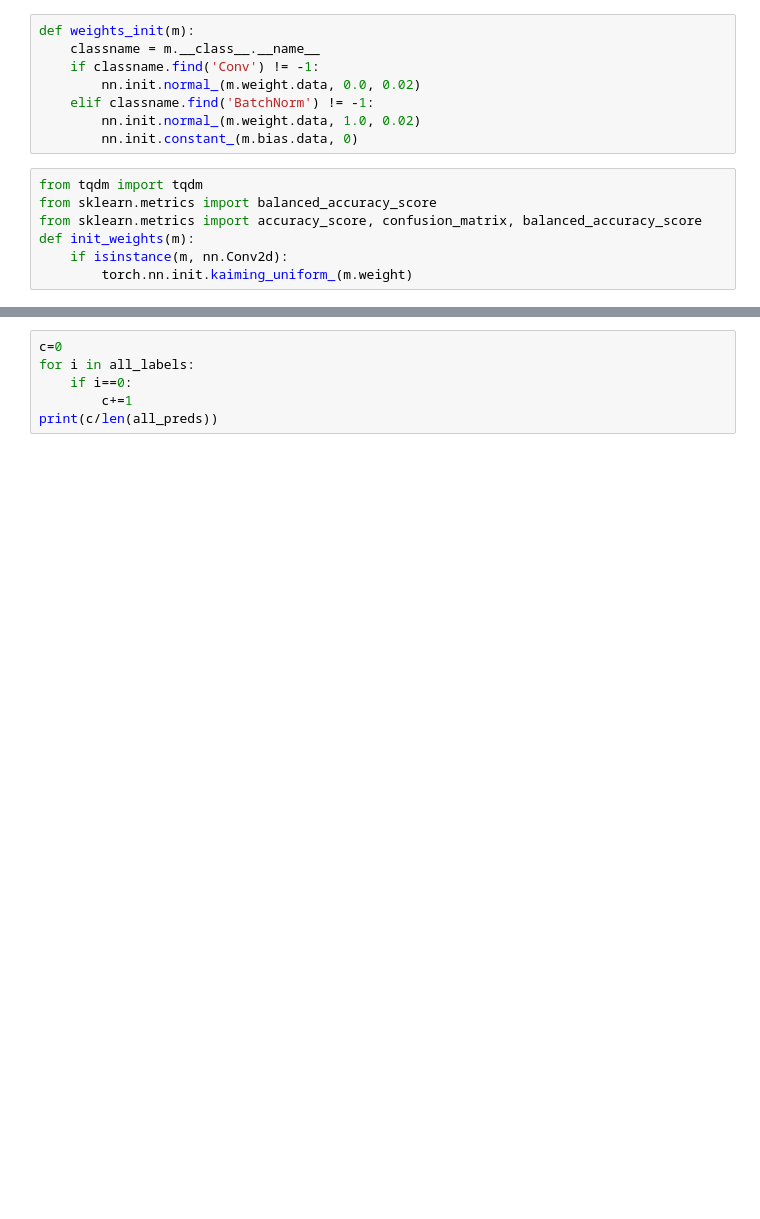
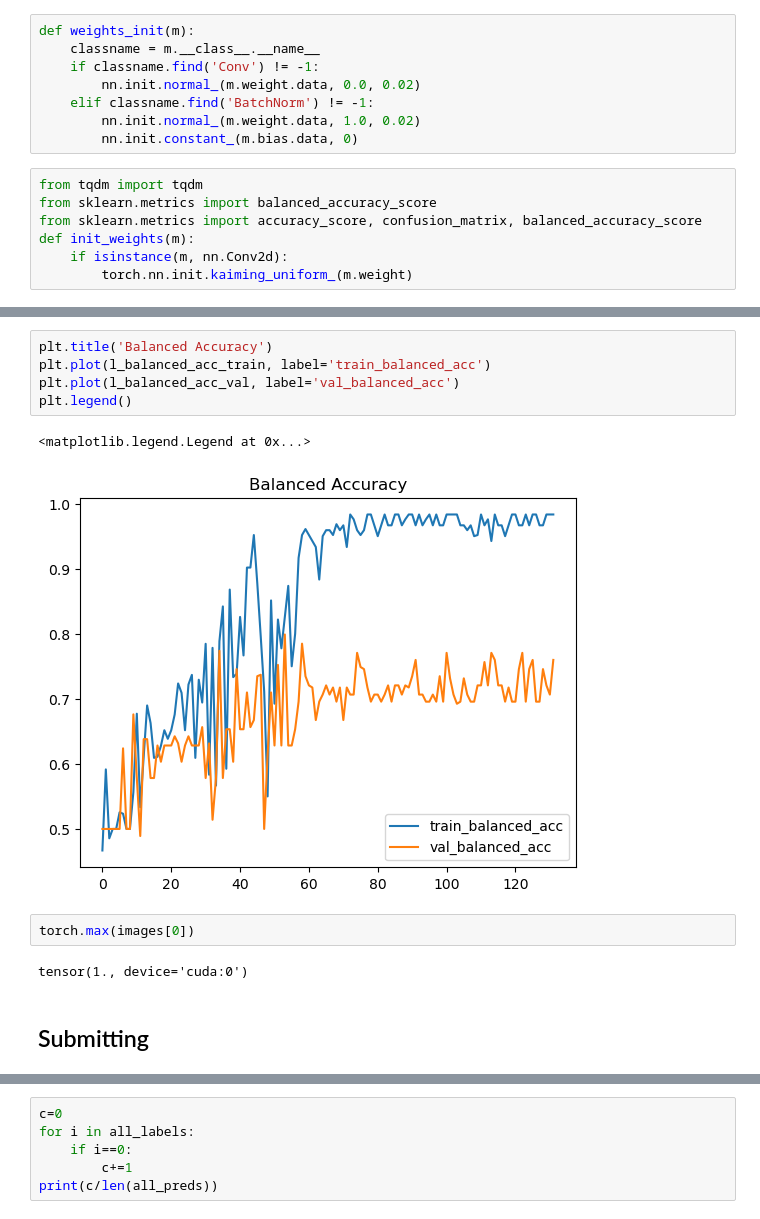
Before and after one commit to damienv66/DL, a Jupyter notebook: experiments.ipynb, the cells around one changed output, grey strips where cells are left out. Drawn from its saved outputs; the diff is of its cells as text; blank space fills up the shorter version.

```diff
--- a/experiments.ipynb
+++ b/experiments.ipynb
@@ -439,0 +399,14 @@ Validation
+# %%
+plt.title('Balanced Accuracy')
+plt.plot(l_balanced_acc_train, label='train_balanced_acc')
+plt.plot(l_balanced_acc_val, label='val_balanced_acc')
+plt.legend()
+# %% [output]
+<matplotlib.legend.Legend at 0x...>
+[figure, added]
+# %%
+torch.max(images[0])
+# %% [output]
+tensor(1., device='cuda:0')
+# %% [markdown]
+## Submitting
```
Also changed, not shown: parts of 48 cells of this notebook, 7 other files.
